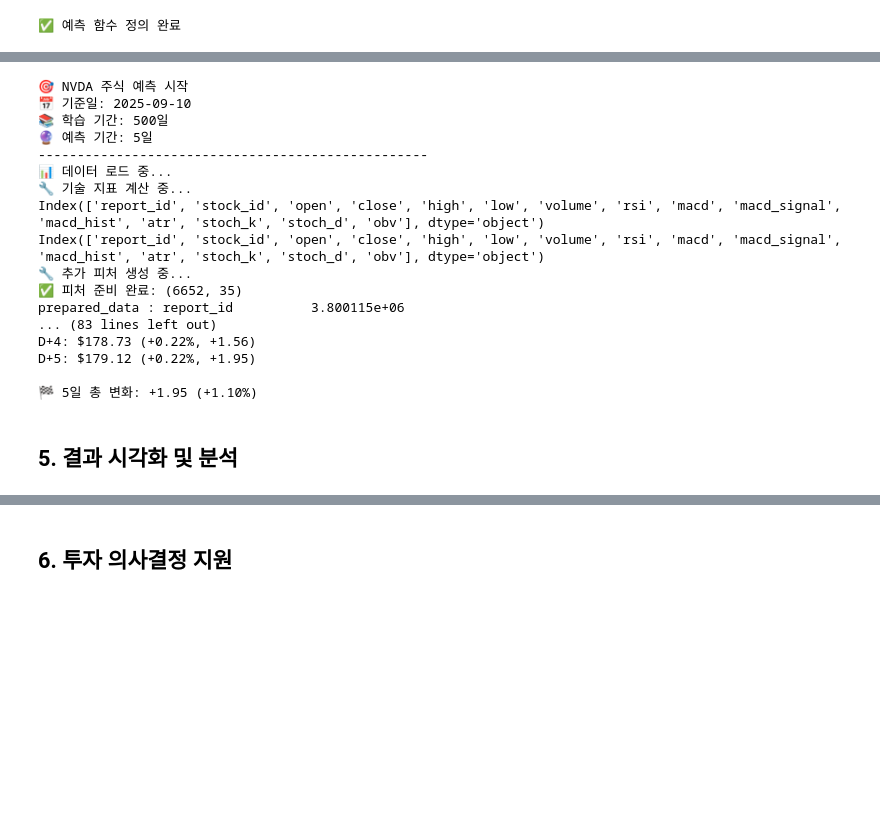
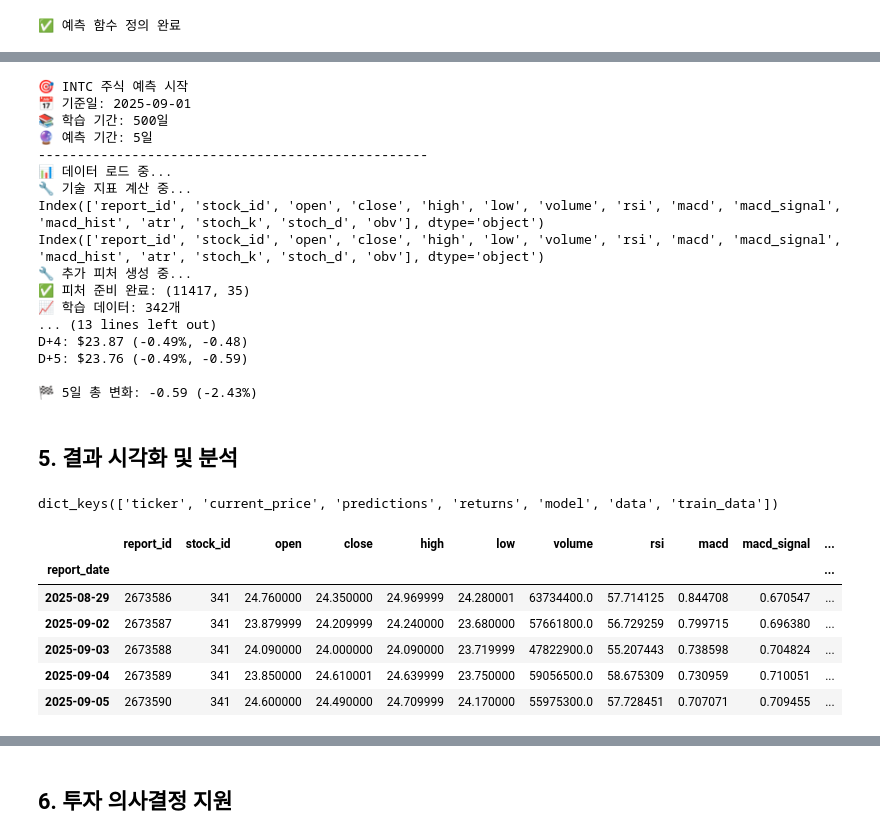
Before and after one commit to SHDS-ESC/StockSimulator-Data, a Jupyter notebook: ipynb/stock_prediction_clean.ipynb, the cells around one changed output, grey strips where cells are left out. Drawn from its saved outputs; the diff is of its cells as text; code cells hidden in the pictures; blank space fills up the shorter version.

```diff
--- a/ipynb/stock_prediction_clean.ipynb
+++ b/ipynb/stock_prediction_clean.ipynb
@@ -456,16 +477,16 @@ D+5: $179.49 (+0.26%, +2.32)
 
 🏁 5일 총 변화: +2.32 (+1.31%)
 # %%
-# NVDA 주식 예측 실행
+# INTC 주식 예측 실행
 result = predict_stock(
-    ticker='NVDA',
+    ticker='INTC',
     train_days=500,
     predict_steps=5,
-    today=dt.date(2025, 9, 10)
+    today=dt.date(2025, 9, 1)
 )
 # %% [output]
-🎯 NVDA 주식 예측 시작
-📅 기준일: 2025-09-10
+🎯 INTC 주식 예측 시작
+📅 기준일: 2025-09-01
 📚 학습 기간: 500일
 🔮 예측 기간: 5일
 --------------------------------------------------
@@ -474,13 +495,13 @@ result = predict_stock(
 Index(['report_id', 'stock_id', 'open', 'close', 'high', 'low', 'volume', 'rsi', 'macd', 'macd_signal', 'macd_hist', 'atr', 'stoch_k', 'stoch_d', 'obv'], dtype='object')
 Index(['report_id', 'stock_id', 'open', 'close', 'high', 'low', 'volume', 'rsi', 'macd', 'macd_signal', 'macd_hist', 'atr', 'stoch_k', 'stoch_d', 'obv'], dtype='object')
 🔧 추가 피처 생성 중...
-✅ 피처 준비 완료: (6652, 35)
-prepared_data : report_id          3.800115e+06
-... (83 lines left out)
-D+4: $178.73 (+0.22%, +1.56)
-D+5: $179.12 (+0.22%, +1.95)
+✅ 피처 준비 완료: (11417, 35)
+📈 학습 데이터: 342개
+... (13 lines left out)
+D+4: $23.87 (-0.49%, -0.48)
+D+5: $23.76 (-0.49%, -0.59)
 
-🏁 5일 총 변화: +1.95 (+1.10%)
+🏁 5일 총 변화: -0.59 (-2.43%)
 # %% [markdown]
 ## 5. 결과 시각화 및 분석
 # %%
@@ -490,3 +511,17 @@ from matplotlib import rc
 # 한글 폰트 설정 (Windows 기준)
 rc('font', family='Malgun Gothic')  # 또는 'AppleGothic', 'NanumGothic' 등
 plt.rcParams['axes.unicode_minus'] = False  # 마이너스 기호 깨짐 방지
+# %%
+result.keys()
+# %% [output]
+dict_keys(['ticker', 'current_price', 'predictions', 'returns', 'model', 'data', 'train_data'])
+# %%
+result['data'].tail()
+# %% [output]
+|  | report_id | stock_id | open | close | high | low | volume | rsi | macd | macd_signal | ... |
+| report_date |  |  |  |  |  |  |  |  |  |  | ... |
+| 2025-08-29 | 2673586 | 341 | 24.760000 | 24.350000 | 24.969999 | 24.280001 | 63734400.0 | 57.714125 | 0.844708 | 0.670547 | ... |
+| 2025-09-02 | 2673587 | 341 | 23.879999 | 24.209999 | 24.240000 | 23.680000 | 57661800.0 | 56.729259 | 0.799715 | 0.696380 | ... |
+| 2025-09-03 | 2673588 | 341 | 24.090000 | 24.000000 | 24.090000 | 23.719999 | 47822900.0 | 55.207443 | 0.738598 | 0.704824 | ... |
+| 2025-09-04 | 2673589 | 341 | 23.850000 | 24.610001 | 24.639999 | 23.750000 | 59056500.0 | 58.675309 | 0.730959 | 0.710051 | ... |
+| 2025-09-05 | 2673590 | 341 | 24.600000 | 24.490000 | 24.709999 | 24.170000 | 55975300.0 | 57.728451 | 0.707071 | 0.709455 | ... |
```
Also changed, not shown: parts of 12 cells of this notebook.
